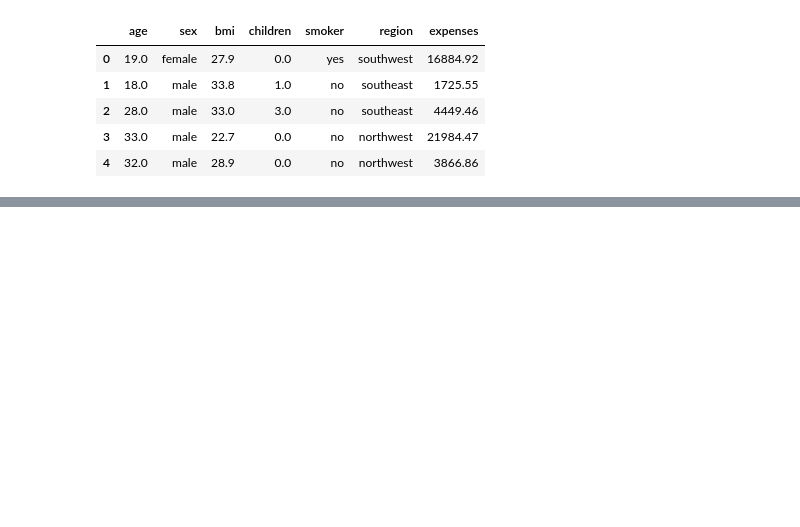
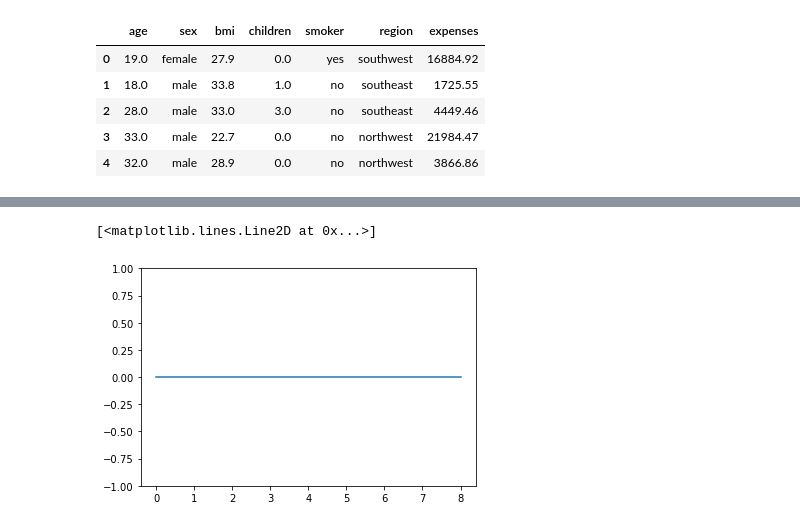
Before and after one commit to walidsharaar/Realtime-Predictions, a Jupyter notebook: Realtime Prediction.ipynb, the cells around one changed output, grey strips where cells are left out. Saved outputs shown, nothing was run; the diff lists cells and outputs as text; code cells hidden in the pictures; blank space fills up the shorter version.

```diff
--- a/Realtime Prediction.ipynb
+++ b/Realtime Prediction.ipynb
@@ -20,0 +147,5 @@ data.head()
+# %%
+data["expenses"]= col_cox
+# %%
+remaining_columns = list(data.columns)
+remaining_columns.remove("expenses")
@@ -20,0 +154,26 @@ data.head()
+# %%
+x= data[remaining_columns].values
+y= data['expenses'].values
+# %%
+from sklearn.model_selection import train_test_split
+from sklearn.preprocessing import StandardScaler
+
+Xtrain, Xtest, Ytrain, Ytest= train_test_split(x,y,test_size=0.2, random_state = 4)
+
+Scaler= StandardScaler()
+Xtrain = Scaler.fit_transform(Xtrain)
+Xtest = Scaler.transform(Xtest)
+
+save_object(Scaler, "Scaler")
+# %%
+# check if data is standarized or not
+
+plt.ylim(-1,1)
+
+means=[]
+for i in range(Xtrain.shape[1]):
+    means.append(np.mean(Xtrain[:,i]))
+plt.plot(means, scaley=False)
+# %% [output]
+[<matplotlib.lines.Line2D at 0x...>]
+[figure, added]
```
Also changed, not shown: parts of 37 cells of this notebook.
